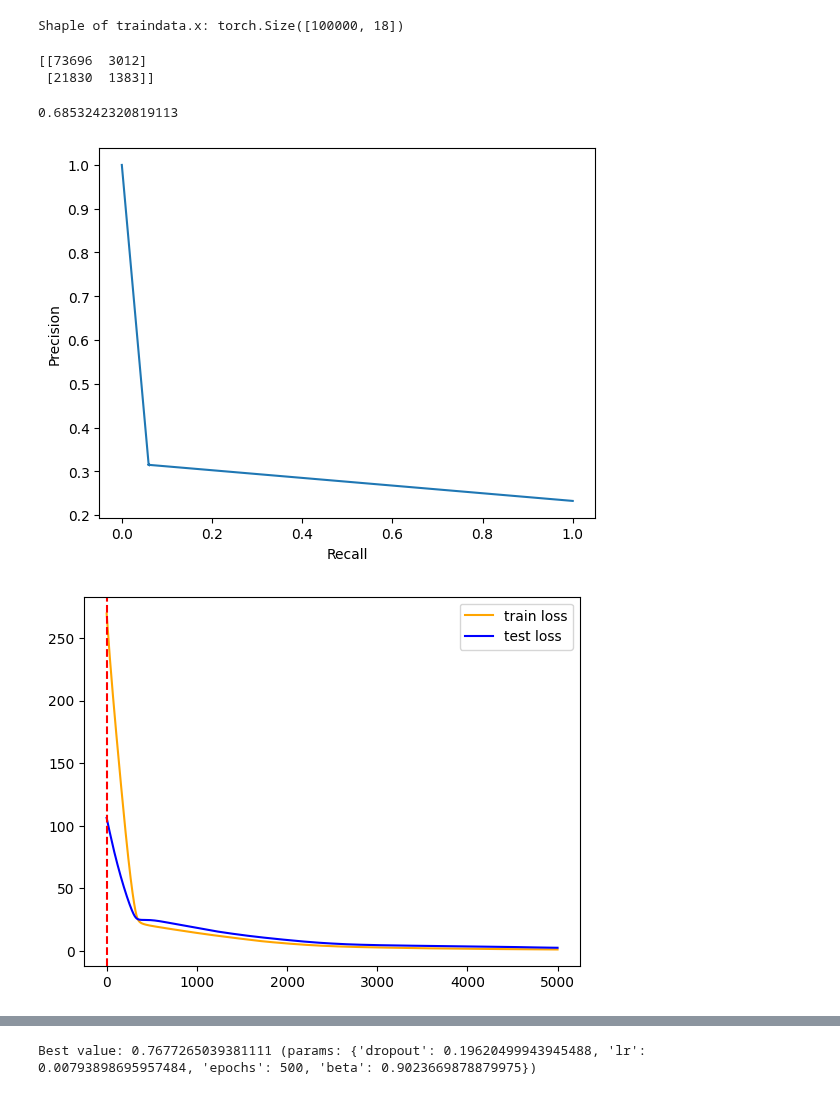
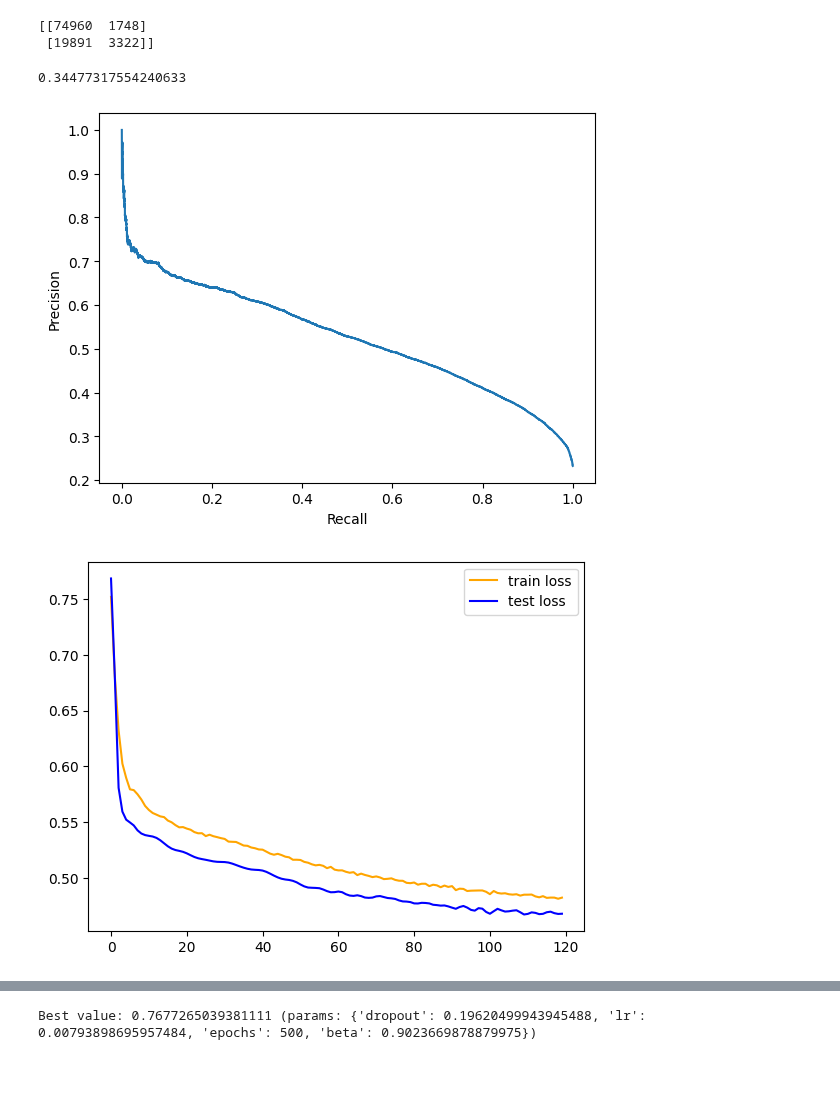
Before and after one commit to aidotse/flib, a Jupyter notebook: thesis_XAML/GNN_training.ipynb, the cells around one changed output, grey strips where cells are left out. Cells and saved outputs as stored; diff of their text form; code cells hidden in the pictures.

Commit message:
gnn-training

```diff
--- a/thesis_XAML/GNN_training.ipynb
+++ b/thesis_XAML/GNN_training.ipynb
@@ -136,15 +136,17 @@ def train_NeuralNetwork(hyperparameters = None, verbose = False):
 
     return model, traindata, testdata, running_train_loss, running_test_loss, first_stop #accuracy
 # %%
-hyperparameters = {'hidden_channels': 15,
+# 'hidden_channels': 40, 'dropout': 0.12494751056760699, 'lr': 0.007997224211163154, 'epochs': 4200, 'beta': 0.9166784968106625
+
+hyperparameters = {'hidden_channels': 40,
                    'num_heads': 3,
-                    'dropout': 0.2,
-                    'lr': 0.0001,
-                    'epochs': 1000,
+                    'dropout': 0.3,
+                    'lr': 0.001,
+                    'epochs': 10000,
                     'beta': 0.9999}
 
 
-model, traindata, testdata, feature_names, target_names, accuracy = train_GAT_GraphSVX_foroptuna(hyperparameters, verbose = True)
+model, traindata, testdata, feature_names, target_names, running_train_loss, running_test_loss, accuracy = train_GAT_GraphSVX_foroptuna(hyperparameters, verbose = True)
 # %% [output]
 Using device: cuda
 Double check which dataset is being used.
@@ -165,8 +167,4 @@ Stopping training early at 71/1000 epochs.
 Finished training.
-# %%
-print(f'Shaple of traindata.x: {traindata.x.shape}')
-# %% [output]
-Shaple of traindata.x: torch.Size([100000, 18])
 # %%
 from sklearn.metrics import confusion_matrix
 import numpy as np
@@ -180,8 +178,8 @@ with torch.no_grad():
     cm = confusion_matrix(y_true, y_pred)
     print(cm)
 # %% [output]
-[[73696  3012]
- [21830  1383]]
+[[74960  1748]
+ [19891  3322]]
 # %%
 FPpercent = cm[0,1] / (cm[1,1] + cm[0,1])
 print(FPpercent)
@@ -197,16 +195,15 @@ plt.xlabel('Recall')
 plt.ylabel('Precision')
 plt.show()
 # %% [output]
-0.6853242320819113
+0.34477317554240633
-[figure, old version]
+[figure, new version]
 # %%
 plt.plot(running_train_loss, label='train loss', color='orange')
 plt.plot(running_test_loss, label='test loss', color='blue')
-plt.axvline(x=first_stop, color='red', linestyle='--')
 plt.legend(['train loss', 'test loss'])
 plt.show()
 # %% [output]
-[figure, old version]
+[figure, new version]
 # %%
 import optuna
 
```
Also changed, not shown: parts of 2 cells of this notebook, 2 other files.
